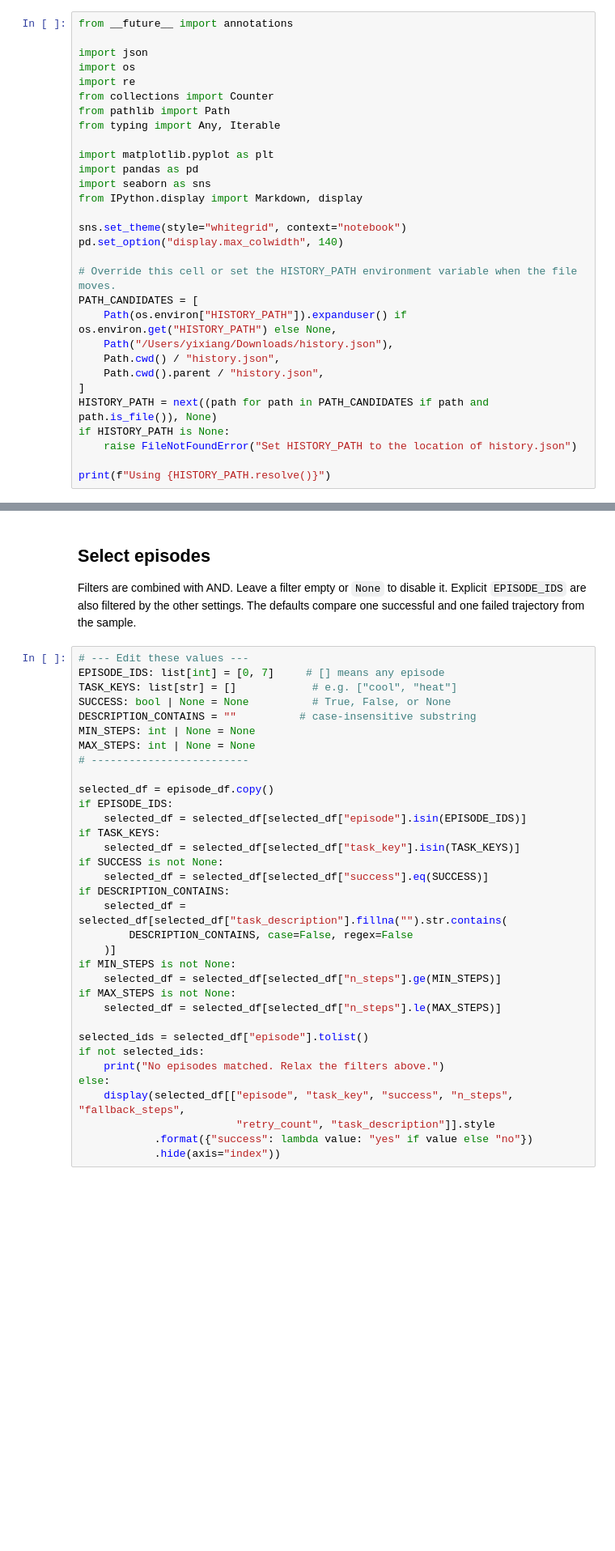
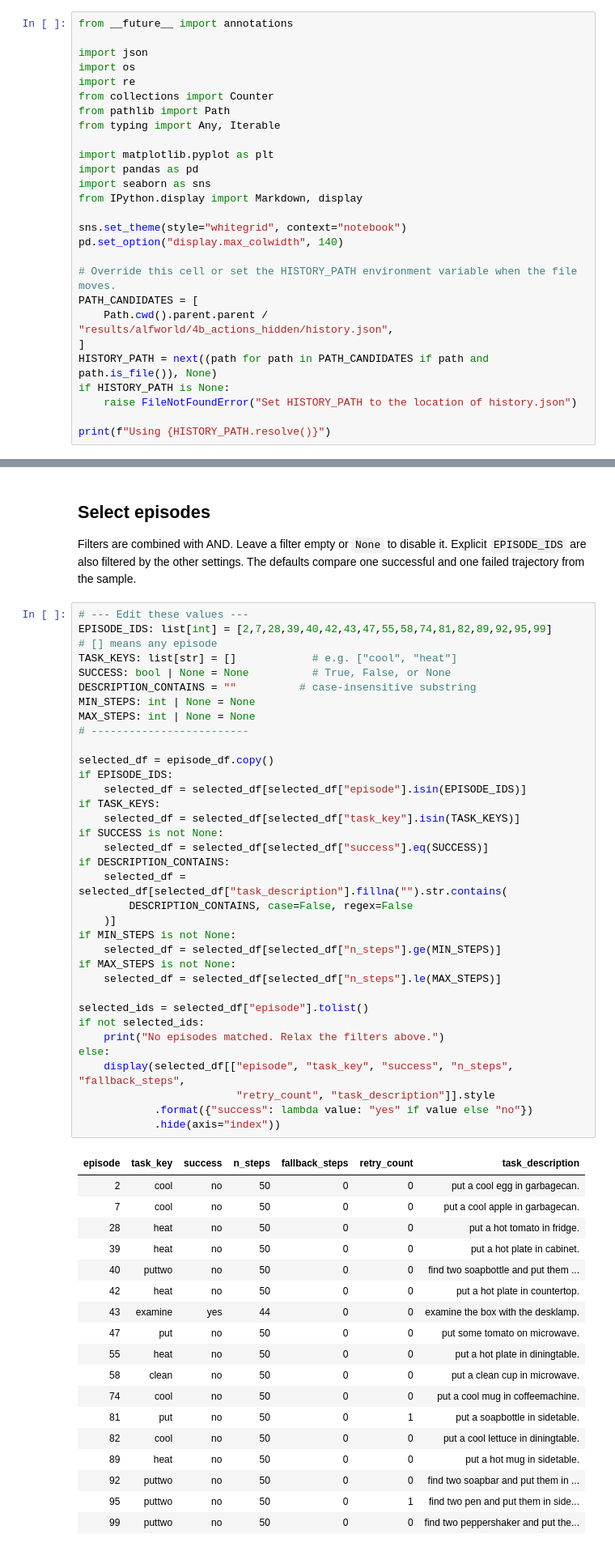
Before and after one commit to limyixiang/Ctrl-G, a Jupyter notebook: ctrlg-alfworld/notebooks/episode_history_analysis.ipynb, the cells around one changed output, grey strips where cells are left out. Shown at 81% size. Saved outputs shown, nothing was run; the diff lists cells and outputs as text; blank space fills up the shorter version.

```diff
--- a/ctrlg-alfworld/notebooks/episode_history_analysis.ipynb
+++ b/ctrlg-alfworld/notebooks/episode_history_analysis.ipynb
@@ -31,10 +31,7 @@ pd.set_option("display.max_colwidth", 140)
 
 # Override this cell or set the HISTORY_PATH environment variable when the file moves.
 PATH_CANDIDATES = [
-    Path(os.environ["HISTORY_PATH"]).expanduser() if os.environ.get("HISTORY_PATH") else None,
-    Path("/Users/yixiang/Downloads/history.json"),
-    Path.cwd() / "history.json",
-    Path.cwd().parent / "history.json",
+    Path.cwd().parent.parent / "results/alfworld/4b_actions_hidden/history.json",
 ]
 HISTORY_PATH = next((path for path in PATH_CANDIDATES if path and path.is_file()), None)
 if HISTORY_PATH is None:
@@ -168,38 +186,57 @@ plt.show()
 Filters are combined with AND. Leave a filter empty or `None` to disable it. Explicit `EPISODE_IDS` are also filtered by the other settings. The defaults compare one successful and one failed trajectory from the sample.
 # %%
 # --- Edit these values ---
-EPISODE_IDS: list[int] = [0, 7]     # [] means any episode
+EPISODE_IDS: list[int] = [2,7,28,39,40,42,43,47,55,58,74,81,82,89,92,95,99]     # [] means any episode
 TASK_KEYS: list[str] = []            # e.g. ["cool", "heat"]
 SUCCESS: bool | None = None          # True, False, or None
 DESCRIPTION_CONTAINS = ""          # case-insensitive substring
 MIN_STEPS: int | None = None
 MAX_STEPS: int | None = None
 # -------------------------
 
 selected_df = episode_df.copy()
 if EPISODE_IDS:
     selected_df = selected_df[selected_df["episode"].isin(EPISODE_IDS)]
 if TASK_KEYS:
     selected_df = selected_df[selected_df["task_key"].isin(TASK_KEYS)]
 if SUCCESS is not None:
     selected_df = selected_df[selected_df["success"].eq(SUCCESS)]
 if DESCRIPTION_CONTAINS:
     selected_df = selected_df[selected_df["task_description"].fillna("").str.contains(
         DESCRIPTION_CONTAINS, case=False, regex=False
     )]
 if MIN_STEPS is not None:
     selected_df = selected_df[selected_df["n_steps"].ge(MIN_STEPS)]
 if MAX_STEPS is not None:
     selected_df = selected_df[selected_df["n_steps"].le(MAX_STEPS)]
 
 selected_ids = selected_df["episode"].tolist()
 if not selected_ids:
     print("No episodes matched. Relax the filters above.")
 else:
     display(selected_df[["episode", "task_key", "success", "n_steps", "fallback_steps",
                          "retry_count", "task_description"]].style
             .format({"success": lambda value: "yes" if value else "no"})
             .hide(axis="index"))
+# %% [output]
+| episode | task_key | success | n_steps | fallback_steps | retry_count | task_description |
+| 2 | cool | no | 50 | 0 | 0 | put a cool egg in garbagecan. |
+| 7 | cool | no | 50 | 0 | 0 | put a cool apple in garbagecan. |
+| 28 | heat | no | 50 | 0 | 0 | put a hot tomato in fridge. |
+| 39 | heat | no | 50 | 0 | 0 | put a hot plate in cabinet. |
+| 40 | puttwo | no | 50 | 0 | 0 | find two soapbottle and put them ... |
+| 42 | heat | no | 50 | 0 | 0 | put a hot plate in countertop. |
+| 43 | examine | yes | 44 | 0 | 0 | examine the box with the desklamp. |
+| 47 | put | no | 50 | 0 | 0 | put some tomato on microwave. |
+| 55 | heat | no | 50 | 0 | 0 | put a hot plate in diningtable. |
+| 58 | clean | no | 50 | 0 | 0 | put a clean cup in microwave. |
+| 74 | cool | no | 50 | 0 | 0 | put a cool mug in coffeemachine. |
+| 81 | put | no | 50 | 0 | 1 | put a soapbottle in sidetable. |
+| 82 | cool | no | 50 | 0 | 0 | put a cool lettuce in diningtable. |
+| 89 | heat | no | 50 | 0 | 0 | put a hot mug in sidetable. |
+| 92 | puttwo | no | 50 | 0 | 0 | find two soapbar and put them in ... |
+| 95 | puttwo | no | 50 | 0 | 1 | find two pen and put them in side... |
+| 99 | puttwo | no | 50 | 0 | 0 | find two peppershaker and put the... |
 # %% [markdown]
 ## Read individual trajectories
 
```
Also changed, not shown: parts of 8 cells of this notebook, 3 other files.
